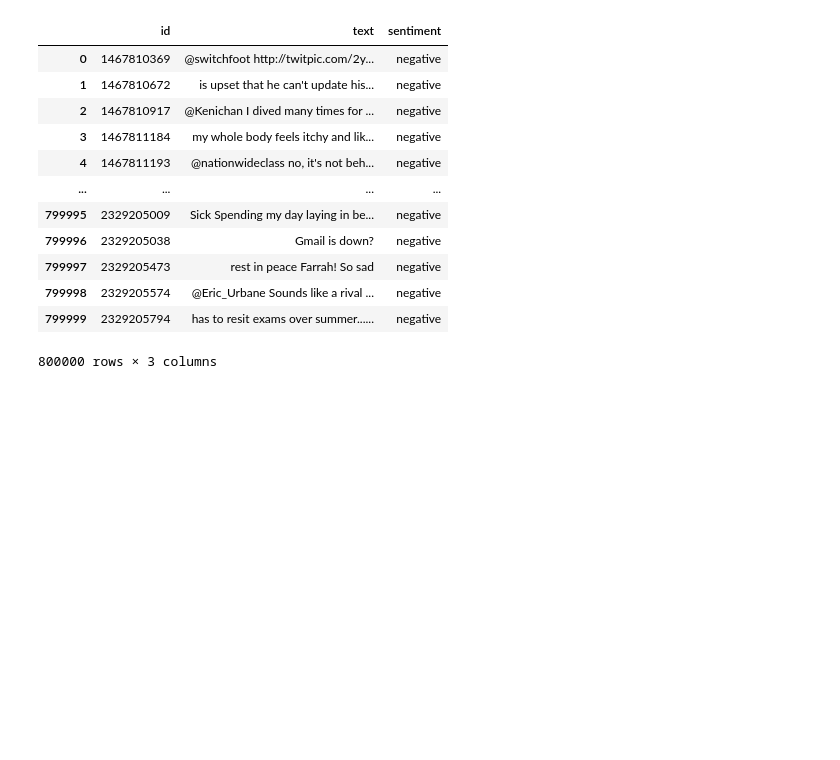
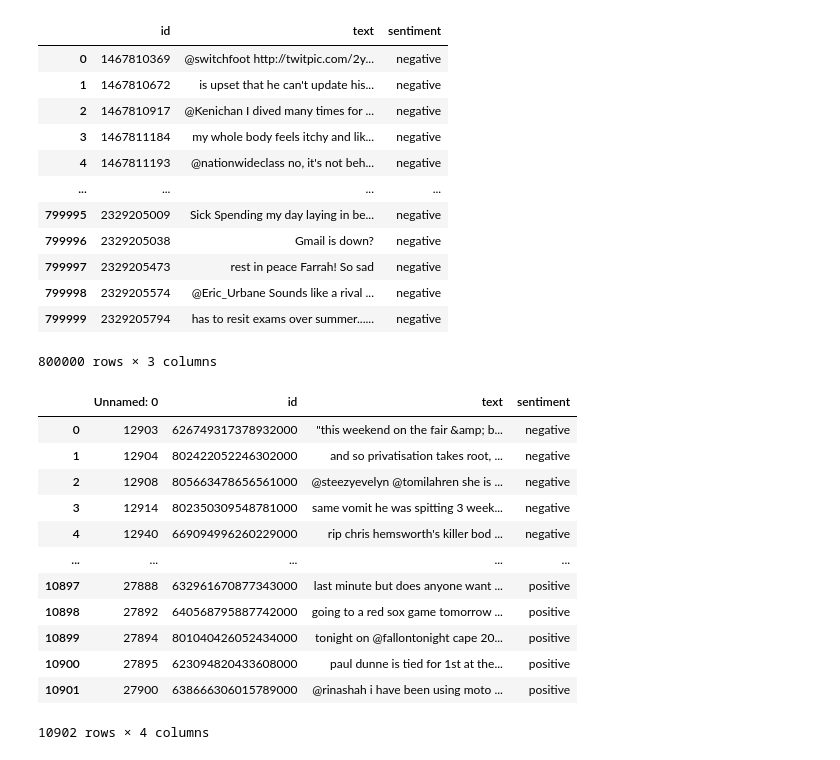
Before and after one commit to kambae/machine-learning-assignment-sentiment-analysis, a Jupyter notebook: analysis.ipynb, the cells around one changed output. Cells and saved outputs as stored; diff of their text form; code cells hidden in the pictures; blank space fills up the shorter version.

```diff
--- a/analysis.ipynb
+++ b/analysis.ipynb
@@ -135,3 +135,29 @@ extra_data[extra_data["sentiment"] == "negative"][["id", "text", "sentiment"]]
 | 799998 | 2329205574 | @Eric_Urbane Sounds like a rival ... | negative |
 | 799999 | 2329205794 | has to resit exams over summer...... | negative |
 800000 rows × 3 columns
+# %%
+datasets = [[], []]
+
+for class_index, group in data.groupby("sentiment"):
+    x = data[data["sentiment"] == class_index]
+    datasets[0].append(x[:int(len(x)/2)])
+    datasets[1].append(x[int(len(x)/2):])
+# %%
+dataset1 = pd.concat(datasets[0], ignore_index=True)
+dataset2 = pd.concat(datasets[1], ignore_index=True)
+# %%
+dataset2
+# %% [output]
+|  | Unnamed: 0 | id | text | sentiment |
+| 0 | 12903 | 626749317378932000 | "this weekend on the fair &amp; b... | negative |
+| 1 | 12904 | 802422052246302000 | and so privatisation takes root, ... | negative |
+| 2 | 12908 | 805663478656561000 | @steezyevelyn @tomilahren she is ... | negative |
+| 3 | 12914 | 802350309548781000 | same vomit he was spitting 3 week... | negative |
+| 4 | 12940 | 669094996260229000 | rip chris hemsworth's killer bod ... | negative |
+| ... | ... | ... | ... | ... |
+| 10897 | 27888 | 632961670877343000 | last minute but does anyone want ... | positive |
+| 10898 | 27892 | 640568795887742000 | going to a red sox game tomorrow ... | positive |
+| 10899 | 27894 | 801040426052434000 | tonight on @fallontonight cape 20... | positive |
+| 10900 | 27895 | 623094820433608000 | paul dunne is tied for 1st at the... | positive |
+| 10901 | 27900 | 638666306015789000 | @rinashah i have been using moto ... | positive |
+10902 rows × 4 columns
```
Also changed, not shown: 3 other files.
